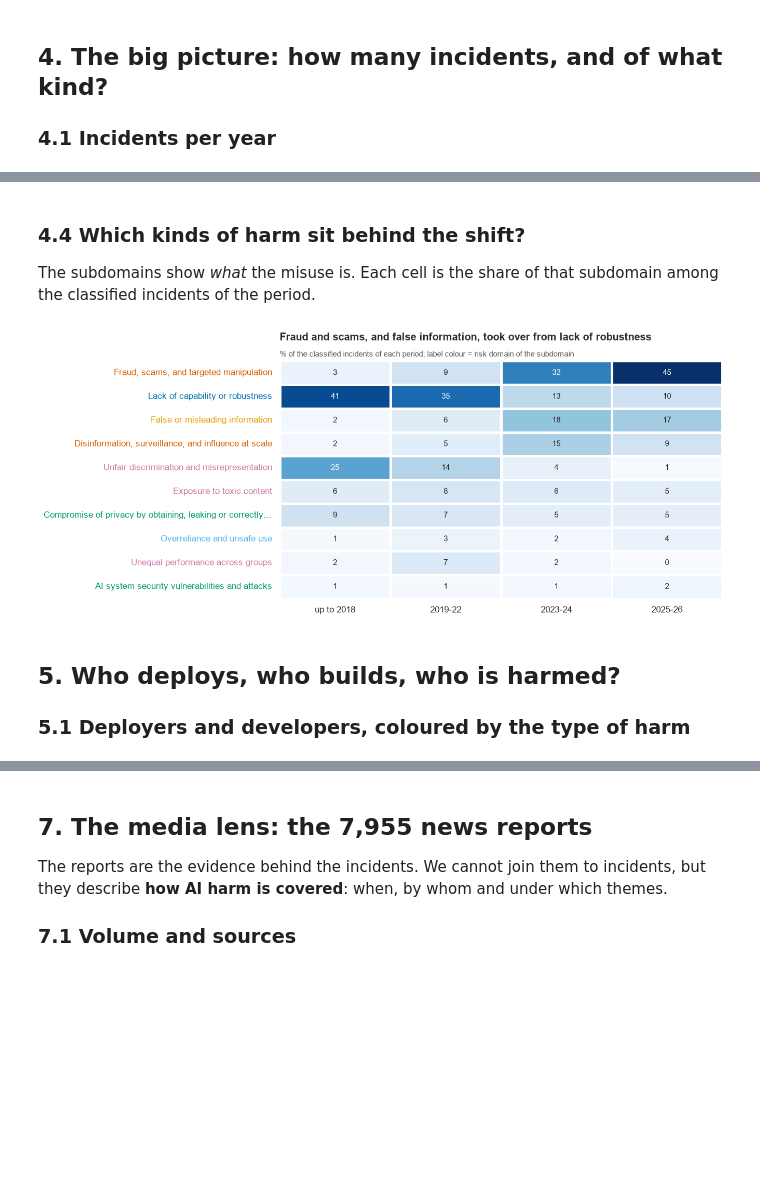
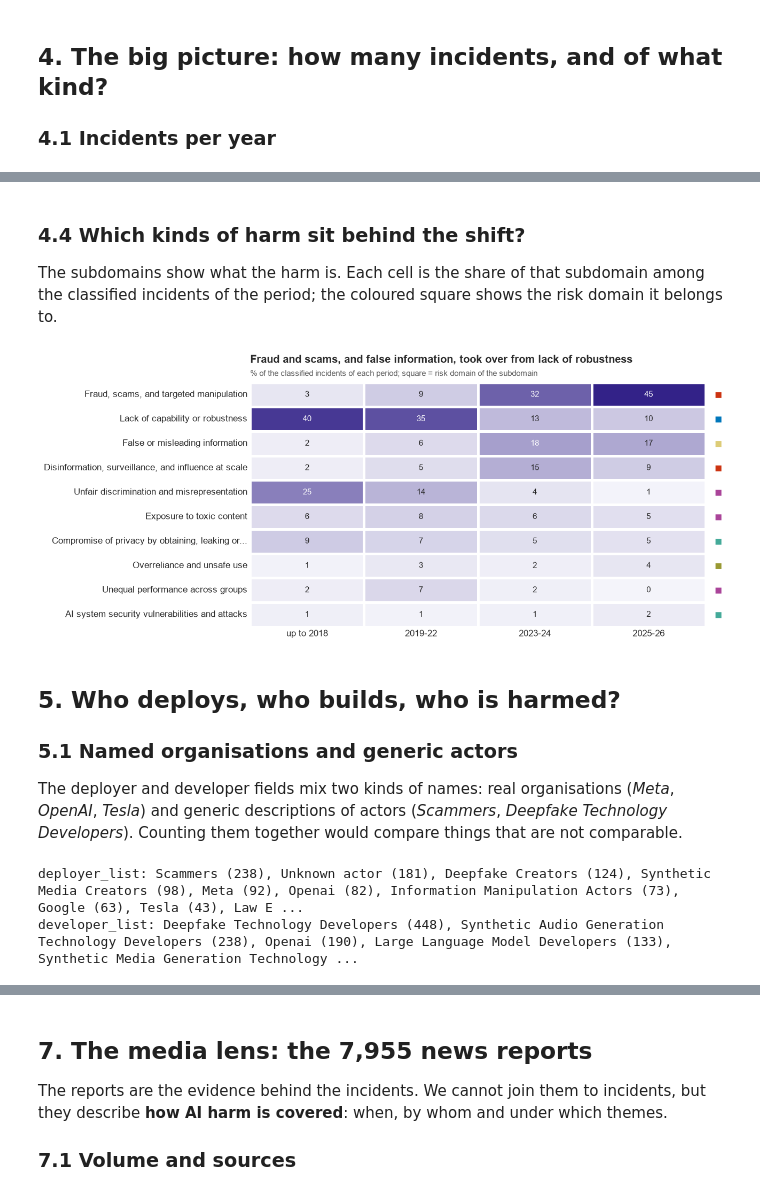
Before and after one commit to nnamyslowska/ai-incidents-analysis, a Jupyter notebook: ai_incidents.ipynb, the cells around one changed output, grey strips where cells are left out. Saved outputs shown, nothing was run; the diff lists cells and outputs as text; code cells hidden in the pictures; blank space fills up the shorter version.

```diff
--- a/ai_incidents.ipynb
+++ b/ai_incidents.ipynb
@@ -48,7 +48,7 @@ DOM_COLOR = {"Malicious use": "#CC3311",
 DARK_TEXT = ["Misinformation", "Privacy & security", "Human-computer interaction", "Unclassified"]
 
 INK = "#2B2B2B"
-CMP_A, CMP_B = "#4D4D4D", "#A6A6A6"
+CMP_A, CMP_B = "#225555", "#A6A6A6"
 HIGHLIGHT = "#CC3311"
 SEQ = LinearSegmentedColormap.from_list("seq", ["#F4F4FA", "#332288"])
 # %%
@@ -810,0 +838,3 @@ The topic model and the keyword groups mostly agree, which supports the keyword
+# %%
+inc_raw = inc_raw[~inc_raw["title"].str.contains("migrated to issue", case=False)].copy()
+print(f"{len(inc_raw):,} incidents left")
@@ -810,0 +968,16 @@ The topic model and the keyword groups mostly agree, which supports the keyword
+# %%
+inc = inc_raw.rename(columns={"Incident ID": "id", "Risk Domain": "domain_raw", "Risk Subdomain": "subdomain",
+                              "Responsible Entity": "responsible", "Implicated Systems": "systems",
+                              "Lives Lost": "lives_lost", "Sector of Deployment": "sector"}).copy()
+
+inc["domain"] = pd.Categorical(inc["domain_raw"].map(DOMAIN_MAP), categories=DOMAINS)
+inc["classified"] = inc["domain"].notna()
+inc["dom_label"] = inc["domain"].astype(object).fillna("Unclassified")
+inc["intent_s"] = inc["Intent"].where(inc["Intent"].isin(INTENTS))
+inc["period"] = pd.cut(inc["year"], [0, 2018, 2022, 2024, 2026], labels=PERIODS)
+inc["text"] = inc["title"] + ". " + inc["description"]
+inc["ents"] = ["|".join(sorted(set(d + v + h + tokens(s)))).lower()
+               for d, v, h, s in zip(inc["deployer_list"], inc["developer_list"], inc["harmed_list"], inc["systems"])]
+
+print(f"{len(inc):,} incidents, {inc['classified'].sum():,} with a risk domain ({inc['classified'].mean():.0%})")
+inc["dom_label"].value_counts().to_frame("incidents").T
@@ -953,31 +1158,39 @@ plt.show()
 # %% [markdown]
 ### 4.4 Which kinds of harm sit behind the shift?
 
-The subdomains show *what* the misuse is. Each cell is the share of that subdomain among the classified incidents of the period.
+The subdomains show what the harm is. Each cell is the share of that subdomain among the classified incidents of the period; the coloured square shows the risk domain it belongs to.
 # %%
-top_sub = inc.subdomain.value_counts().head(10).index
-hm = (pd.crosstab(inc.subdomain, inc.period, normalize="columns") * 100).loc[top_sub]
-dom_of = inc.dropna(subset=["subdomain"]).groupby("subdomain").dom_label.agg(lambda s: s.mode().iloc[0])
-lab = [textwrap.shorten(i, 58, placeholder="…") for i in hm.index]
+top_sub = inc["subdomain"].value_counts().head(10).index
+heat = (pd.crosstab(inc["subdomain"], inc["period"], normalize="columns") * 100).loc[top_sub]
+dom_of = inc.dropna(subset=["subdomain"]).groupby("subdomain")["dom_label"].agg(lambda s: s.mode()[0])
 
 fig, ax = plt.subplots(figsize=(10, 5.4))
-sns.heatmap(hm, annot=True, fmt=".0f", cmap="Blues", cbar=False, ax=ax, linewidths=2, linecolor="white",
-            yticklabels=lab, annot_kws={"fontsize": 10})
-for t, name in zip(ax.get_yticklabels(), hm.index):
-    t.set_color(DOM_COLOR[dom_of[name]])
+sns.heatmap(heat, annot=True, fmt=".0f", cmap=SEQ, cbar=False, ax=ax, linewidths=2, linecolor="white",
+            yticklabels=[textwrap.shorten(s, 55, placeholder="...") for s in heat.index], annot_kws={"fontsize": 10})
+for i, s in enumerate(heat.index):
+    ax.text(len(heat.columns) + 0.08, i + 0.5, "■", color=DOM_COLOR[dom_of[s]], fontsize=16, va="center")
+ax.tick_params(length=0)
 ax.set_xlabel("")
 ax.set_ylabel("")
-ax.set_title("Fraud and scams, and false information, took over from lack of robustness")
-subtitle(ax, "% of the classified incidents of each period; label colour = risk domain of the subdomain", y=1.0)
-ax.set_title(ax._left_title.get_text(), pad=26)
+titles(ax, "Fraud and scams, and false information, took over from lack of robustness",
+       "% of the classified incidents of each period; square = risk domain of the subdomain")
 save(fig, "05_subdomain_heatmap")
 plt.show()
 # %% [output]
-[figure, old version]
+[figure, new version]
-# %% [markdown]
-## 5. Who deploys, who builds, who is harmed?
-
-### 5.1 Deployers and developers, coloured by the type of harm
+# %% [markdown]
+## 5. Who deploys, who builds, who is harmed?
+
+### 5.1 Named organisations and generic actors
+
+The deployer and developer fields mix two kinds of names: real organisations (*Meta*, *OpenAI*, *Tesla*) and generic descriptions of actors (*Scammers*, *Deepfake Technology Developers*). Counting them together would compare things that are not comparable.
+# %%
+for col in ["deployer_list", "developer_list"]:
+    top = inc[col].explode().value_counts().head(12)
+    print(f"{col}: " + ", ".join(f"{k} ({v})" for k, v in top.items()))
+# %% [output]
+deployer_list: Scammers (238), Unknown actor (181), Deepfake Creators (124), Synthetic Media Creators (98), Meta (92), Openai (82), Information Manipulation Actors (73), Google (63), Tesla (43), Law E ...
+developer_list: Deepfake Technology Developers (448), Synthetic Audio Generation Technology Developers (238), Openai (190), Large Language Model Developers (133), Synthetic Media Generation Technology ...
 # %%
 def top_entities(col, n=14):
     ex = inc[["id", "dom_label", col]].explode(col).dropna(subset=[col]).reset_index(drop=True)
```
Also changed, not shown: parts of 58 cells of this notebook.
